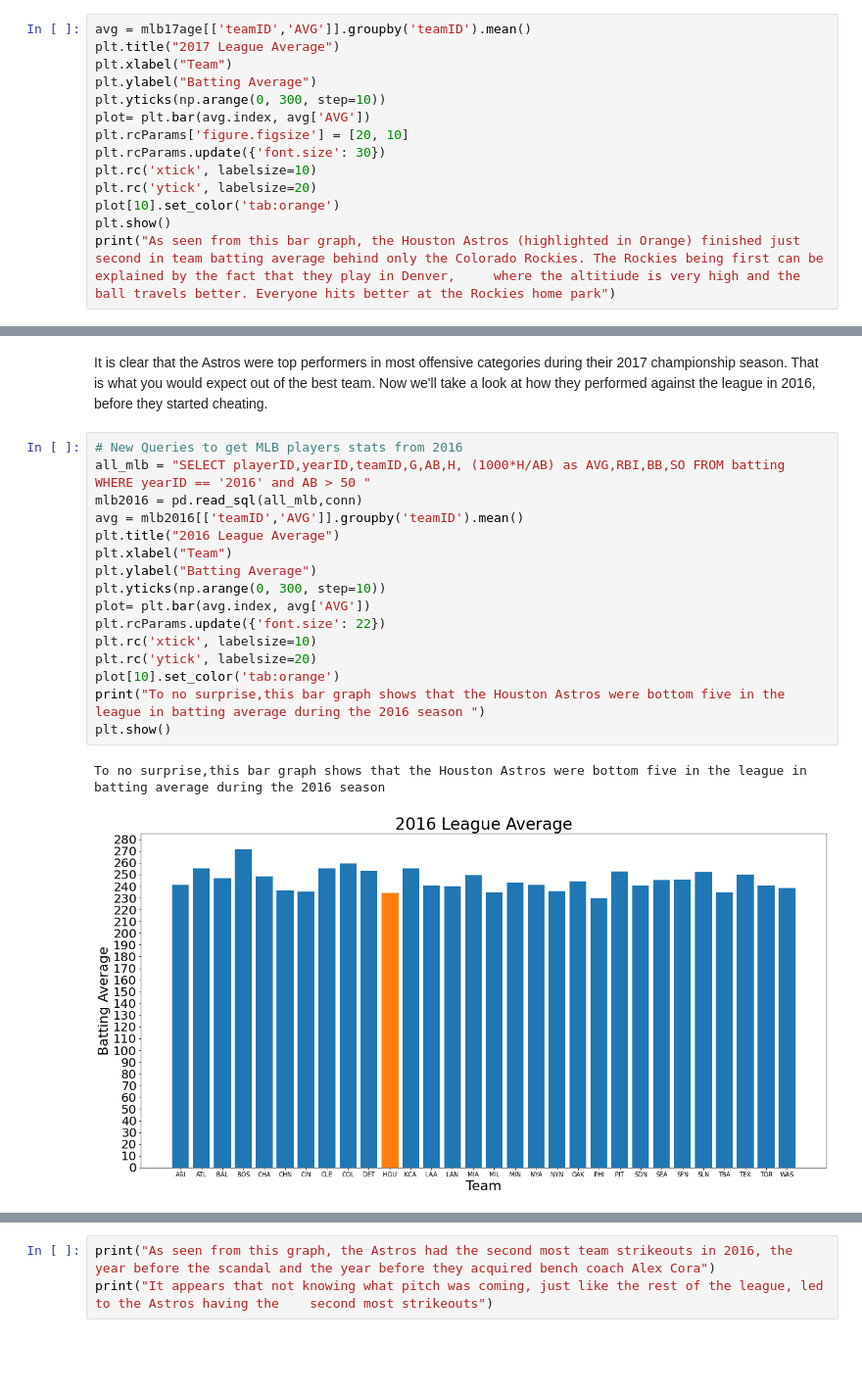
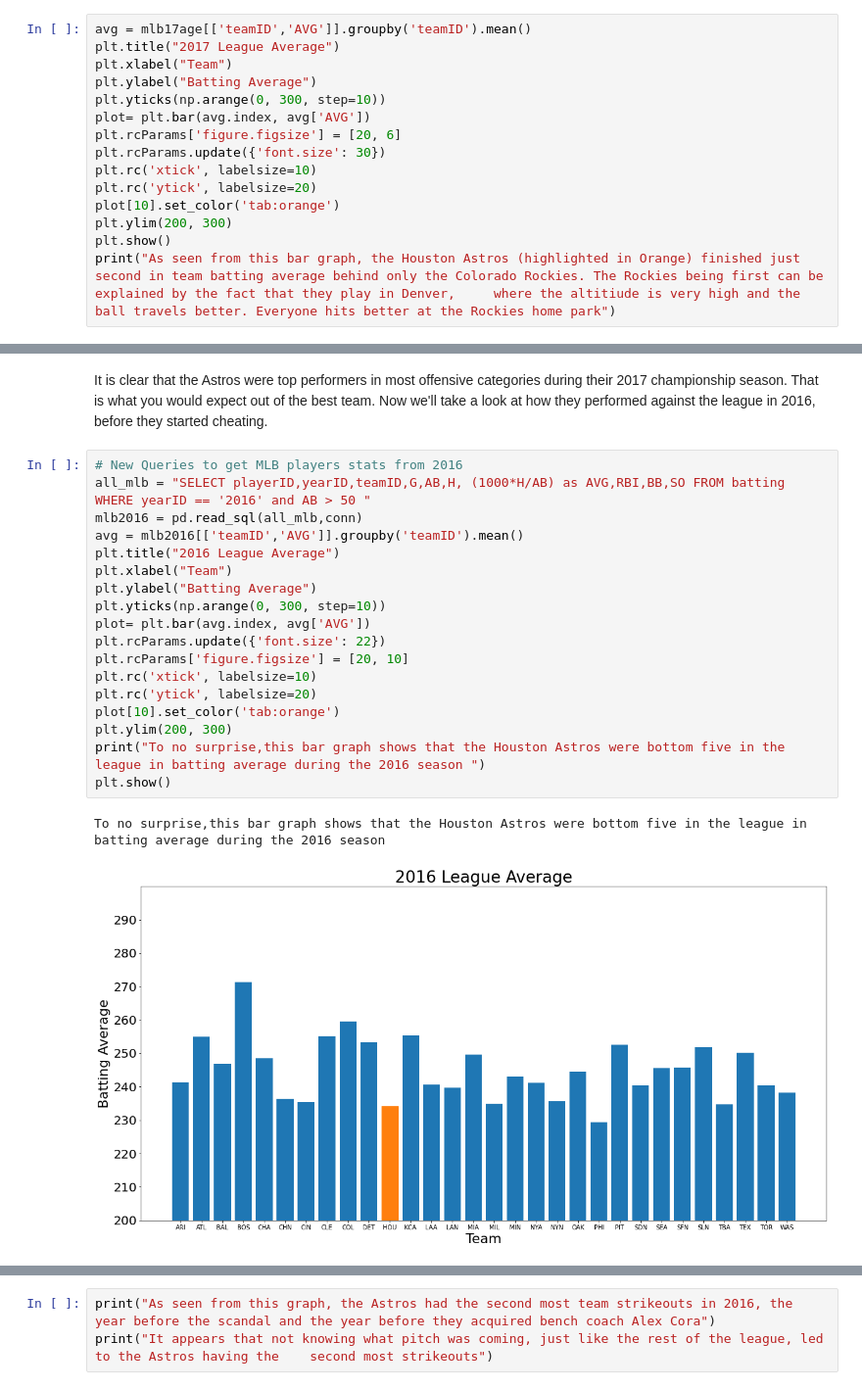
Before and after one commit to avagima1234/avagima1234.github.io, a Jupyter notebook: Finaltutorial.ipynb, the cells around one changed output, grey strips where cells are left out. Shown at 98% size. Cells and saved outputs as stored; diff of their text form; blank space fills up the shorter version.

```diff
--- a/Finaltutorial.ipynb
+++ b/Finaltutorial.ipynb
@@ -96,11 +96,12 @@ plt.xlabel("Team")
 plt.ylabel("Batting Average")
 plt.yticks(np.arange(0, 300, step=10))
 plot= plt.bar(avg.index, avg['AVG'])
-plt.rcParams['figure.figsize'] = [20, 10]
+plt.rcParams['figure.figsize'] = [20, 6]
 plt.rcParams.update({'font.size': 30})
 plt.rc('xtick', labelsize=10)
 plt.rc('ytick', labelsize=20)
 plot[10].set_color('tab:orange')
+plt.ylim(200, 300)
 plt.show()
 print("As seen from this bar graph, the Houston Astros (highlighted in Orange) finished just second in team batting average behind only the Colorado Rockies. The Rockies being first can be explained by the fact that they play in Denver,     where the altitiude is very high and the ball travels better. Everyone hits better at the Rockies home park")
 # %% [output]
@@ -135,22 +137,24 @@ It is clear that the Astros were top performers in most offensive categories dur
 # %%
 # New Queries to get MLB players stats from 2016
 all_mlb = "SELECT playerID,yearID,teamID,G,AB,H, (1000*H/AB) as AVG,RBI,BB,SO FROM batting WHERE yearID == '2016' and AB > 50 "
 mlb2016 = pd.read_sql(all_mlb,conn)
 avg = mlb2016[['teamID','AVG']].groupby('teamID').mean()
 plt.title("2016 League Average")
 plt.xlabel("Team")
 plt.ylabel("Batting Average")
 plt.yticks(np.arange(0, 300, step=10))
 plot= plt.bar(avg.index, avg['AVG'])
 plt.rcParams.update({'font.size': 22})
+plt.rcParams['figure.figsize'] = [20, 10]
 plt.rc('xtick', labelsize=10)
 plt.rc('ytick', labelsize=20)
 plot[10].set_color('tab:orange')
+plt.ylim(200, 300)
 print("To no surprise,this bar graph shows that the Houston Astros were bottom five in the league in batting average during the 2016 season ")
 plt.show()
 # %% [output]
 To no surprise,this bar graph shows that the Houston Astros were bottom five in the league in batting average during the 2016 season
-[figure, old version]
+[figure, new version]
 # %% [markdown]
 ## Takeaways:
  - The Houston Astros were one of the worst teams, batting average wise in the 2016 season. This was the year before they won the world series.
```
Also changed, not shown: parts of 8 cells of this notebook, 2 other files.
